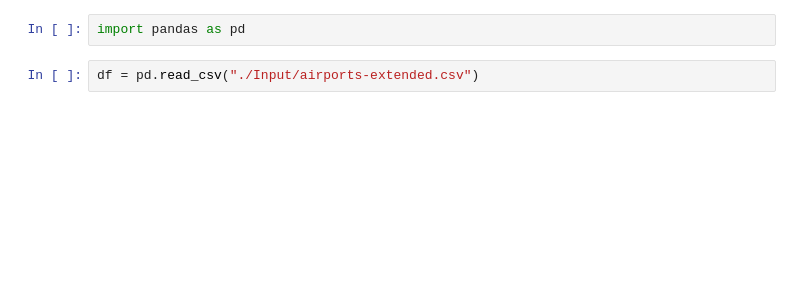
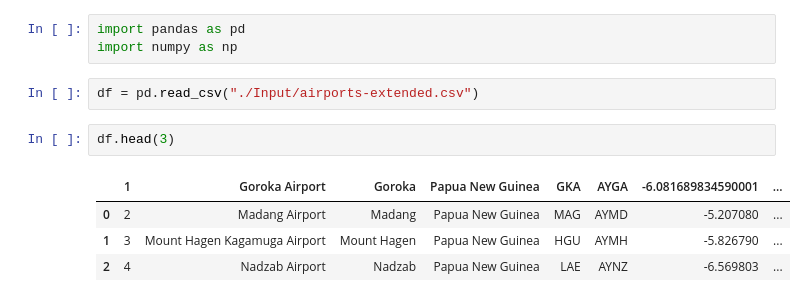
Before and after one commit to cprietosegura/project-mongo, a Jupyter notebook: airports.ipynb, the cells around one changed output. Drawn from its saved outputs; the diff is of its cells as text; blank space fills up the shorter version.

```diff
--- a/airports.ipynb
+++ b/airports.ipynb
@@ -1,4 +1,12 @@
 # %%
 import pandas as pd
+import numpy as np
 # %%
 df = pd.read_csv("./Input/airports-extended.csv")
+# %%
+df.head(3)
+# %% [output]
+|  | 1 | Goroka Airport | Goroka | Papua New Guinea | GKA | AYGA | -6.081689834590001 | ... |
+| 0 | 2 | Madang Airport | Madang | Papua New Guinea | MAG | AYMD | -5.207080 | ... |
+| 1 | 3 | Mount Hagen Kagamuga Airport | Mount Hagen | Papua New Guinea | HGU | AYMH | -5.826790 | ... |
+| 2 | 4 | Nadzab Airport | Nadzab | Papua New Guinea | LAE | AYNZ | -6.569803 | ... |
```
Also changed, not shown: parts of 19 cells of this notebook, 2 other files.
